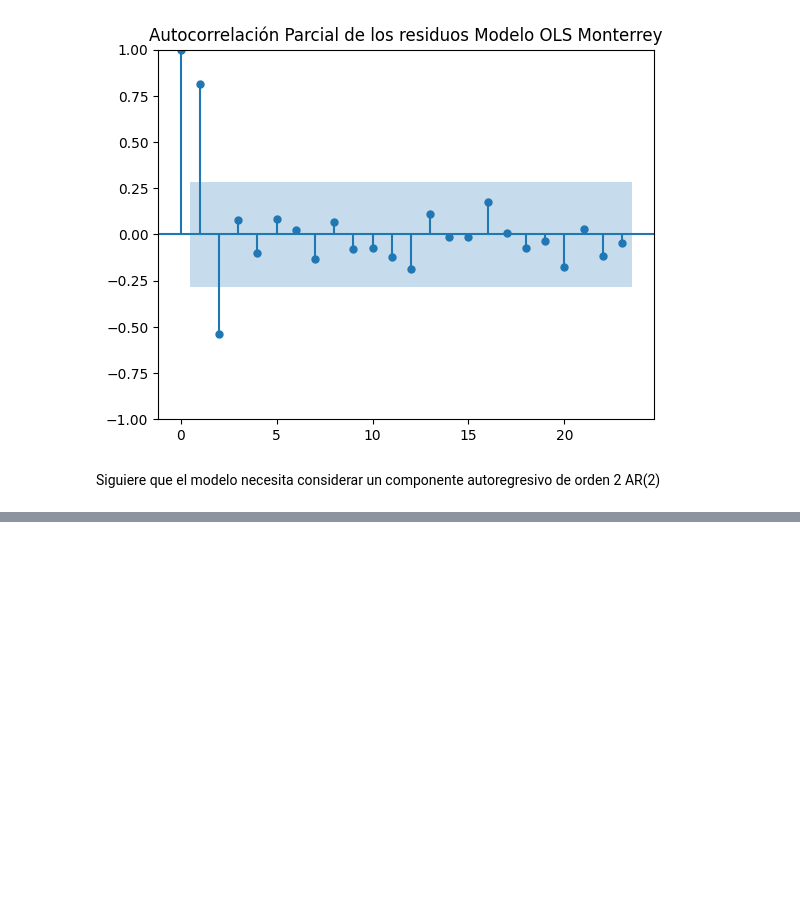
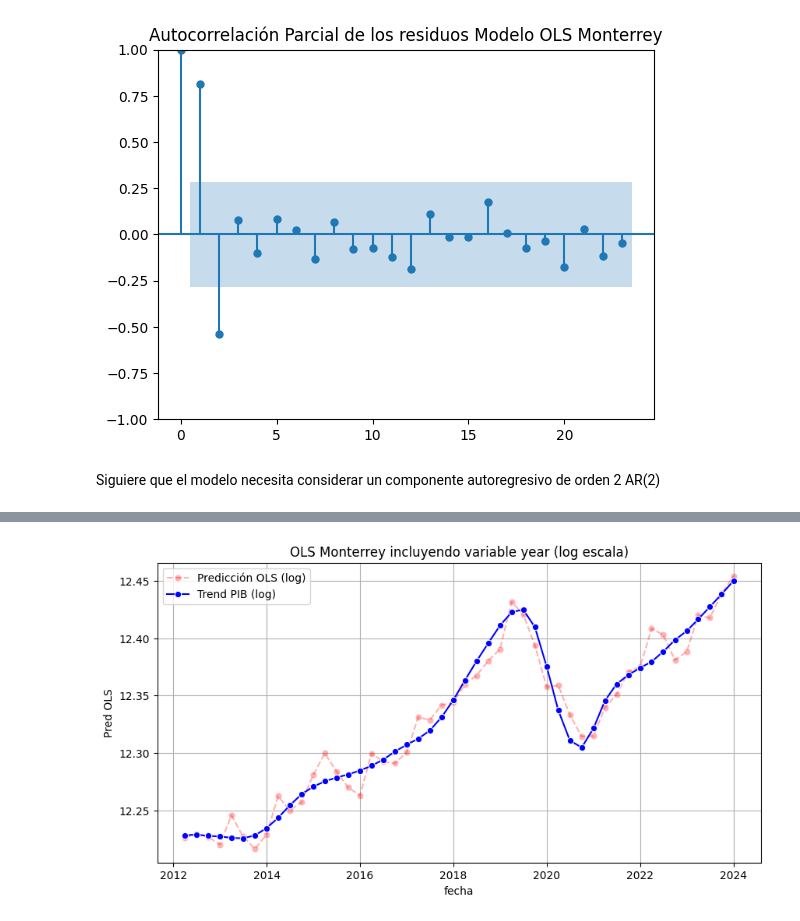
Before and after one commit to jmlopezfabian/Analisis-Imagenes-Satelitales-VNP46A1-, a Jupyter notebook: notebooks/Pruebas_Lin_OLS_Lags.ipynb, the cells around one changed output, grey strips where cells are left out. Saved outputs shown, nothing was run; the diff lists cells and outputs as text; code cells hidden in the pictures; blank space fills up the shorter version.

```diff
--- a/notebooks/Pruebas_Linealidad_Monterrey.ipynb
+++ b/notebooks/Pruebas_Lin_OLS_Lags.ipynb
@@ -309,0 +493,94 @@ Siguiere que el modelo necesita considerar un componente autoregresivo de orden
+# %%
+from sklearn.preprocessing import StandardScaler
+import statsmodels.api as sm
+import matplotlib.pyplot as plt
+import seaborn as sns
+
+from sklearn.metrics import mean_squared_error, mean_absolute_error
+
+col = "Suma_de_radianza_trend_median"
+
+# Crear los lags
+mont_rad_pib[f"{col}_lag1"] = mont_rad_pib[col].shift(1)
+mont_rad_pib[f"{col}_lag2"] = mont_rad_pib[col].shift(2)
+
+# Asegurarse que los nombres estén solo una vez en "medidas"
+if f"{col}_lag1" not in medidas:
+    medidas.append(f"{col}_lag1")
+if f"{col}_lag2" not in medidas:
+    medidas.append(f"{col}_lag2")
+
+# Eliminar filas con NaN o inf en las variables predictoras o variable dependiente
+X = mont_rad_pib[medidas]
+y = mont_rad_pib["log_pib_mun_trend"]
+
+# Remover filas con NaN o inf en X o y
+Xy = pd.concat([X, y], axis=1)
+Xy = Xy.replace([np.inf, -np.inf], np.nan).dropna()
+X_clean = Xy[medidas]
+y_clean = Xy["log_pib_mun_trend"]
+
+# Escalar las variables X si es necesario
+# scaler = StandardScaler()
+# X_scaled = scaler.fit_transform(X_clean)
+# modelo = sm.OLS(y_clean, X_scaled)
+
+modelo = sm.OLS(y_clean, X_clean)
+resultado = modelo.fit()
+
+print(resultado.summary())
+
+# Predecir solo para las filas que usamos en el modelo
+mont_rad_pib.loc[X_clean.index, "Pred OLS"] = resultado.predict(X_clean)
+
+y_pred_log = mont_rad_pib.loc[X_clean.index, "Pred OLS"]
+y_log = mont_rad_pib.loc[X_clean.index, "log_pib_mun_trend"]
+
+y_pred_exp = np.exp(y_pred_log)
+y_exp = np.exp(y_log)
+
+# Métricas escala logarítmica
+mse_log = mean_squared_error(y_log, y_pred_log)
+rmse_log = np.sqrt(mse_log)
+mae_log = mean_absolute_error(y_log, y_pred_log)
+mape_log = (abs((y_log - y_pred_log) / y_log).mean())
+
+# Métricas escala original
+mse = mean_squared_error(y_exp, y_pred_exp)
+rmse = np.sqrt(mse)
+mae = mean_absolute_error(y_exp, y_pred_exp)
+mape = (abs((y_exp - y_pred_exp) / y_exp).mean())
+
+metrics_df = pd.DataFrame({
+    "MSE_Original": [mse],
+    "RMSE_Original": [rmse],
+    "MAE_Original": [mae],
+    "MAPE_Original": [mape],
+    "MSE_Log": [mse_log],
+    "RMSE_Log": [rmse_log],
+    "MAE_Log": [mae_log],
+    "MAPE_Log": [mape_log]
+})
+
+print("\nMétricas de desempeño OLS incluyendo year y lags:")
+# Mostrar métricas como tabla en el notebook
+display(metrics_df)
+
+# Graficar escala logarítmica
+plt.figure(figsize=(10, 5))
+sns.lineplot(x="fecha", y="Pred OLS", data=mont_rad_pib, color="red", label="Predicción OLS (log)", marker="o", linestyle="--", alpha=0.3)
+sns.lineplot(x="fecha", y="log_pib_mun_trend", data=mont_rad_pib, color="blue", label="Trend PIB (log)", marker="o")
+plt.legend()
+plt.title("OLS Monterrey incluyendo variable year (log escala)")
+plt.grid(True)
+plt.show()
+
+# Graficar en escala original
+plt.figure(figsize=(10, 5))
+sns.lineplot(x=mont_rad_pib.loc[X_clean.index, "fecha"], y=y_pred_exp, color="red", label="Predicción OLS (delog)", marker="o", linestyle="--", alpha=0.3)
+sns.lineplot(x=mont_rad_pib.loc[X_clean.index, "fecha"], y=y_exp, color="blue", label="Trend PIB (delog)", marker="o")
+plt.legend()
+plt.title("OLS Monterrey incluyendo variable year (escala original) y lags")
+plt.grid(True)
+plt.show()
+# %% [output]
@@ -309,0 +606 @@ Siguiere que el modelo necesita considerar un componente autoregresivo de orden
+[figure, added]
```
Also changed, not shown: parts of 8 cells of this notebook, 1 other file.
